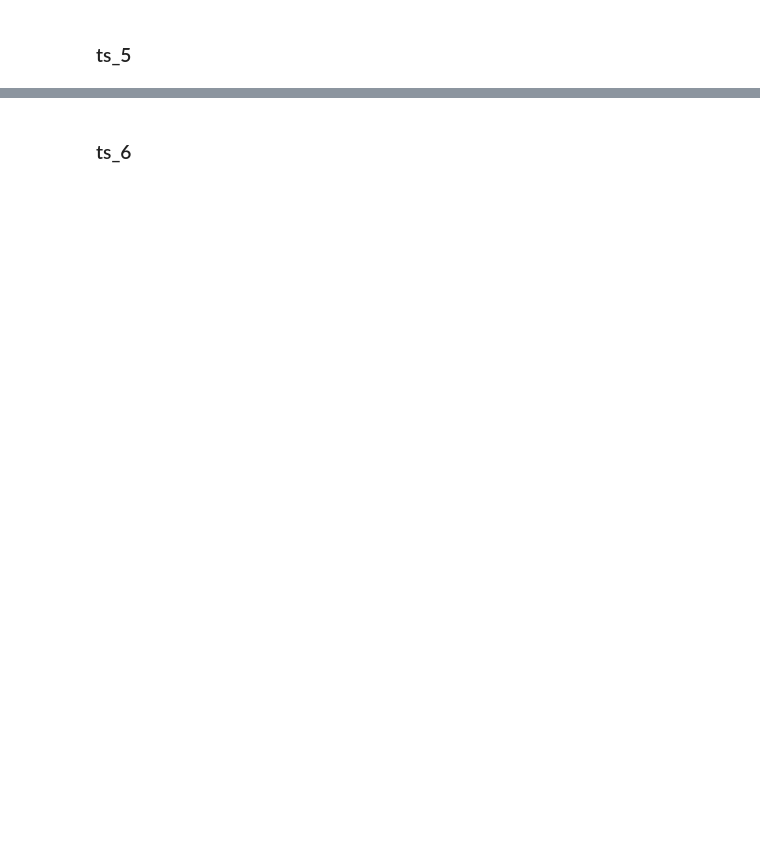
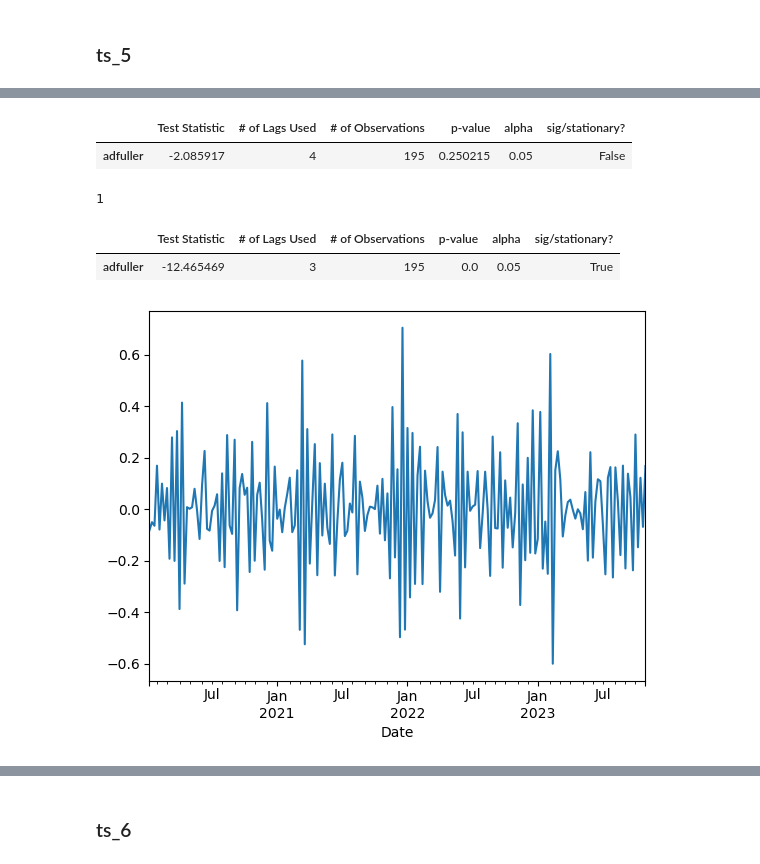
Before and after one commit to ruelanthonyb/MA--RA--ARMA-Models--Practice-, a Jupyter notebook: MA, RA, ARMA Models (Practice).ipynb, the cells around one changed output, grey strips where cells are left out. Drawn from its saved outputs; the diff is of its cells as text; code cells hidden in the pictures; blank space fills up the shorter version.

```diff
--- a/MA, RA, ARMA Models (Practice).ipynb
+++ b/MA, RA, ARMA Models (Practice).ipynb
@@ -247,0 +271,25 @@ ts_5.plot();
+# %%
+# Check for stationarity
+get_adfuller_results(ts_5)
+# %% [output]
+|  | Test Statistic | # of Lags Used | # of Observations | p-value | alpha | sig/stationary? |
+| adfuller | -2.085917 | 4 | 195 | 0.250215 | 0.05 | False |
+# %%
+# The original data is not stationary.
+# Check to see how many differencing are needed
+ndiffs(ts_5)
+# %% [output]
+1
+# %%
+# Will apply differencing one time
+ts_5_diff = ts_5.diff().dropna()
+# Confirm stationarity with adfuller test
+get_adfuller_results(ts_5_diff)
+# %% [output]
+|  | Test Statistic | # of Lags Used | # of Observations | p-value | alpha | sig/stationary? |
+| adfuller | -12.465469 | 3 | 195 | 0.0 | 0.05 | True |
+# %%
+#Plot differenced data
+ts_5_diff.plot();
+# %% [output]
+[figure, added]
```
Also changed, not shown: parts of 19 cells of this notebook.
